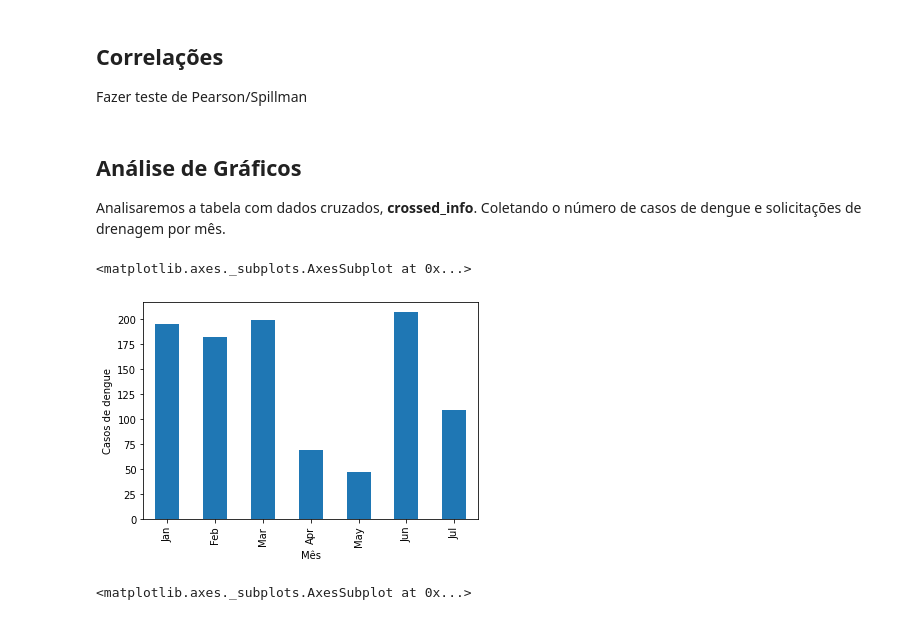
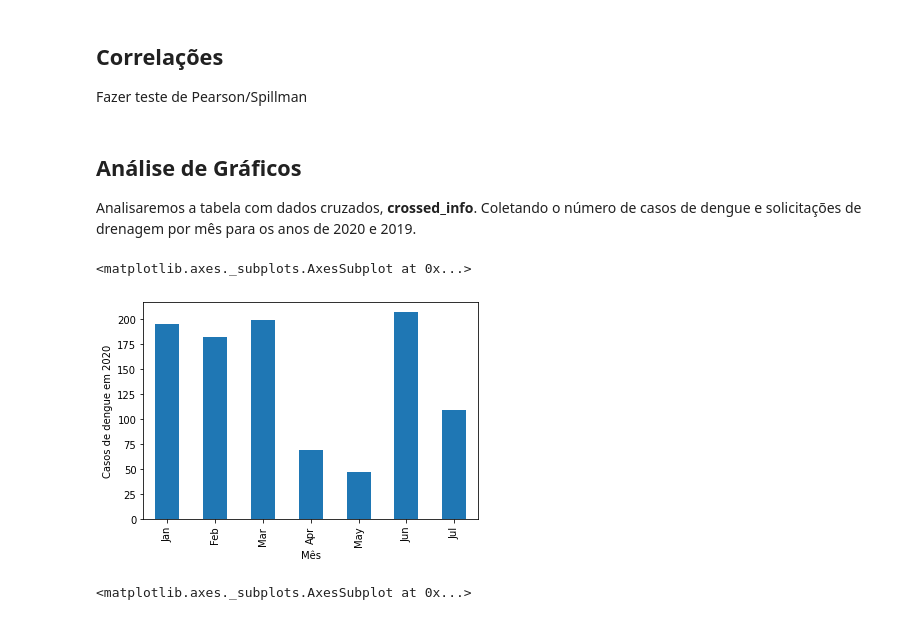
Before and after one commit to HiagoAD/GDI2, a Jupyter notebook: Project_1.ipynb, the cells around one changed output. Saved outputs shown, nothing was run; the diff lists cells and outputs as text; code cells hidden in the pictures.

Commit message:
Adicionado dados de 2019

```diff
--- a/Project_1.ipynb
+++ b/Project_1.ipynb
@@ -22,12 +29,10 @@ Como o data frame com dados de dengue é muito robusto, usaremos apenas as colun
 
 dengue_data = dengue[["no_bairro_residencia", "dt_notificacao"]]
 dengue_data['dt_notificacao'] = pd.to_datetime(dengue_data['dt_notificacao'])
-# dengue_data["dt_notificacao"].value_counts().sort_values(ascending=False)
-
-print("Número de casos de Dengue registrados em 2020 = " + str(len(dengue_data.index)))
 
 # Número de casos por mês
 dengue_data = dengue_data.groupby([pd.Grouper(key="dt_notificacao", freq="M")]).size().reset_index(name="CASOS_DENGUE")
+dengue_data = dengue_data.drop(dengue_data.index[[0]])
 
 # Número de casos por bairro
 # dengue_data.groupby("no_bairro_residencia").size().sort_values(ascending=False).reset_index(name="CASOS_DENGUE")
@@ -35,4 +40,4 @@ dengue_data = dengue_data.groupby([pd.Grouper(key="dt_notificacao", freq="M")]).
 # Número de casos por dia
 # dengue_data["dt_notificacao"].value_counts().sort_values(ascending=False)
 
-print(dengue_data)
+display(dengue_data)
@@ -138,13 +175,13 @@ Fazer teste de Pearson/Spillman
 # %% [markdown]
 ## **Análise de Gráficos**
 
-Analisaremos a tabela com dados cruzados, **crossed_info**. Coletando o número de casos de dengue e solicitações de drenagem por mês.
+Analisaremos a tabela com dados cruzados, **crossed_info**. Coletando o número de casos de dengue e solicitações de drenagem por mês para os anos de 2020 e 2019.
 # %%
-# Análise para Casos de dengue x Meses
+# Análise para Casos de dengue x Meses (primeiro semestre de 2020)
 
 crossed_info['month'] = crossed_info['dt_notificacao'].dt.strftime('%b')
-crossed_info.plot(x='month', y='CASOS_DENGUE', kind='bar', legend=False, ylabel='Casos de dengue', xlabel='Mês')
+crossed_info.plot(x='month', y='CASOS_DENGUE', kind='bar', legend=False, ylabel='Casos de dengue em 2020', xlabel='Mês')
 # %% [output]
 <matplotlib.axes._subplots.AxesSubplot at 0x...>
-[figure, old version]
+[figure, new version]
 # %%
```
Also changed, not shown: parts of 23 cells of this notebook.
